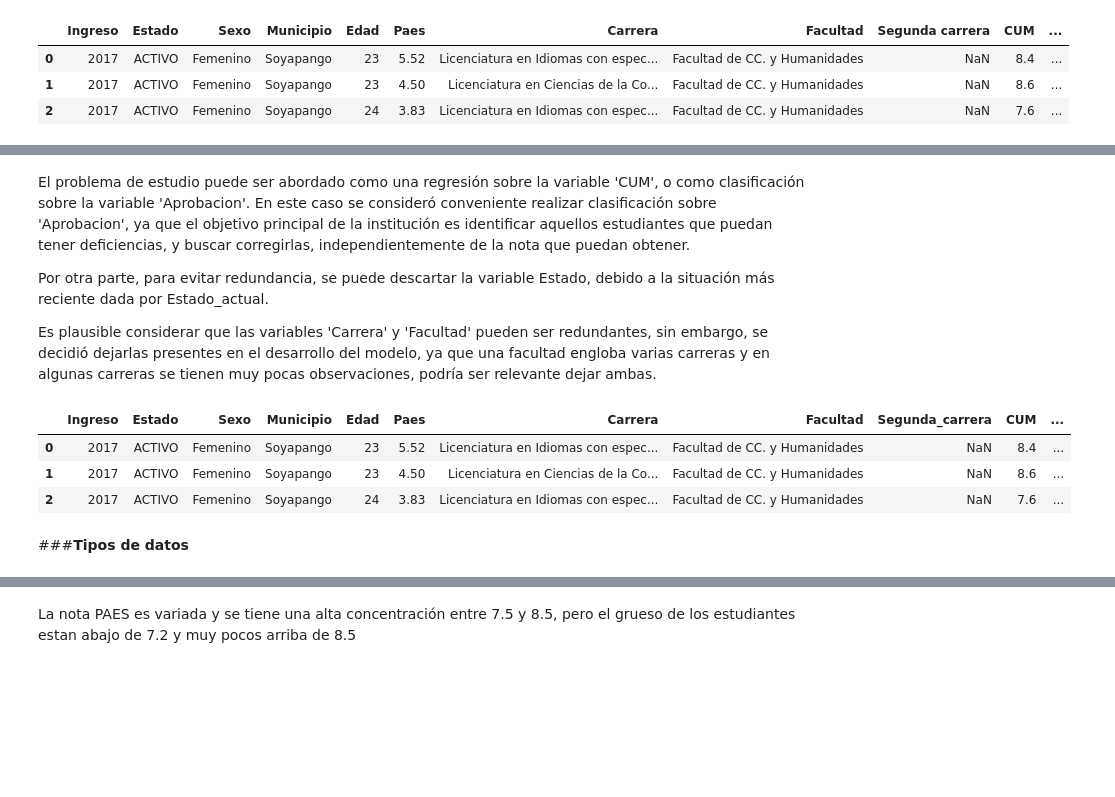
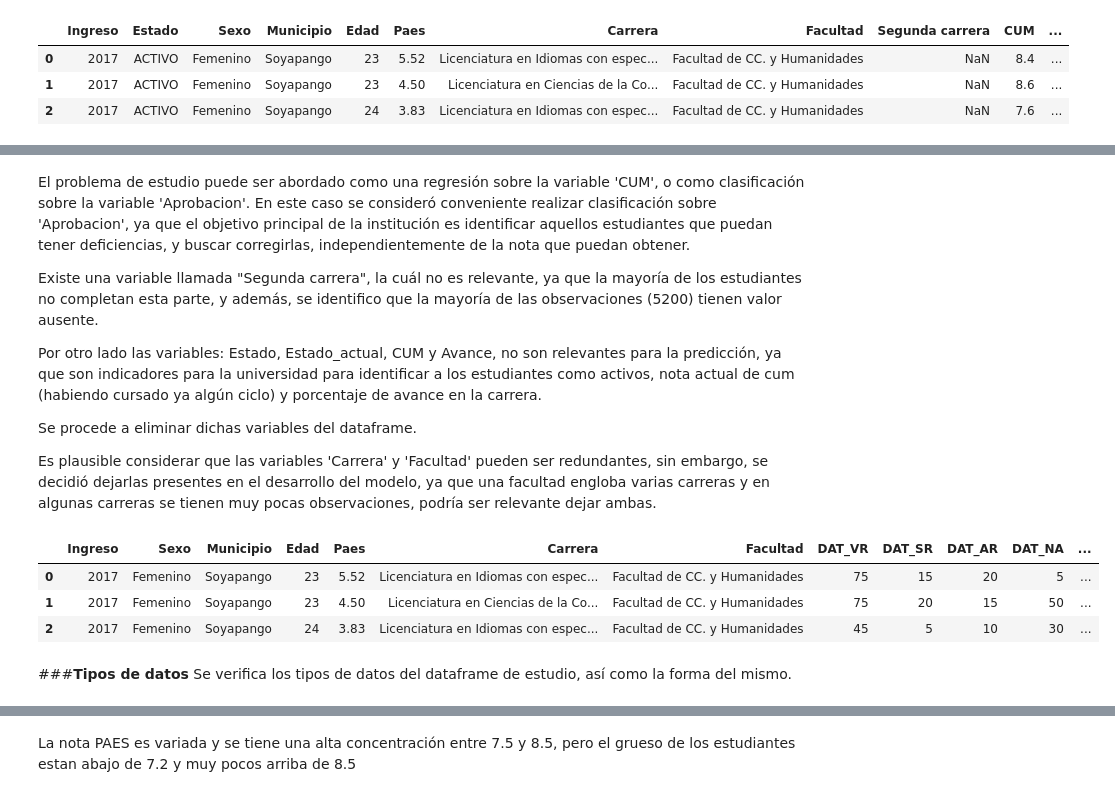
Before and after one commit to MarvinLopezOsorio/AnaliticaPredictiva_TrabajoFinal, a Jupyter notebook: Trabajo Final.ipynb, the cells around one changed output, grey strips where cells are left out. Cells and saved outputs as stored; diff of their text form; code cells hidden in the pictures; blank space fills up the shorter version.

```diff
--- a/Trabajo Final.ipynb
+++ b/Trabajo Final.ipynb
@@ -103,19 +126,24 @@ datos.columns = Columnas
 # %% [markdown]
 El problema de estudio puede ser abordado como una regresión sobre la variable 'CUM', o como clasificación sobre la variable 'Aprobacion'. En este caso se consideró conveniente realizar clasificación sobre 'Aprobacion', ya que el objetivo principal de la institución es identificar aquellos estudiantes que puedan tener deficiencias, y buscar corregirlas, independientemente de la nota que puedan obtener.
 
-Por otra parte, para evitar redundancia, se puede descartar la variable Estado, debido a la situación más reciente dada por Estado_actual.
+Existe una variable llamada "Segunda carrera", la cuál no es relevante, ya que la mayoría de los estudiantes no completan esta parte, y además, se identifico que la mayoría de las observaciones (5200) tienen valor ausente.
+
+Por otro lado las variables: Estado, Estado_actual, CUM y Avance, no son relevantes para la predicción, ya que son indicadores para la universidad para identificar a los estudiantes como activos, nota actual de cum (habiendo cursado ya algún ciclo) y porcentaje de avance en la carrera.
+
+Se procede a eliminar dichas variables del dataframe.
 
 Es plausible considerar que las variables 'Carrera' y 'Facultad' pueden ser redundantes, sin embargo, se decidió dejarlas presentes en el desarrollo del modelo, ya que una facultad engloba varias carreras y en algunas carreras se tienen muy pocas observaciones, podría ser relevante dejar ambas.
 # %%
-datos.drop(columns=['Estado', 'CUM'])
+datos=datos.drop(columns=['Segunda_carrera','Estado','Estado_actual','CUM','Avance'])
 datos.head(3)
 # %% [output]
-|  | Ingreso | Estado | Sexo | Municipio | Edad | Paes | Carrera | Facultad | Segunda_carrera | CUM | ... |
-| 0 | 2017 | ACTIVO | Femenino | Soyapango | 23 | 5.52 | Licenciatura en Idiomas con espec... | Facultad de CC. y Humanidades | NaN | 8.4 | ... |
-| 1 | 2017 | ACTIVO | Femenino | Soyapango | 23 | 4.50 | Licenciatura en Ciencias de la Co... | Facultad de CC. y Humanidades | NaN | 8.6 | ... |
-| 2 | 2017 | ACTIVO | Femenino | Soyapango | 24 | 3.83 | Licenciatura en Idiomas con espec... | Facultad de CC. y Humanidades | NaN | 7.6 | ... |
+|  | Ingreso | Sexo | Municipio | Edad | Paes | Carrera | Facultad | DAT_VR | DAT_SR | DAT_AR | DAT_NA | ... |
+| 0 | 2017 | Femenino | Soyapango | 23 | 5.52 | Licenciatura en Idiomas con espec... | Facultad de CC. y Humanidades | 75 | 15 | 20 | 5 | ... |
+| 1 | 2017 | Femenino | Soyapango | 23 | 4.50 | Licenciatura en Ciencias de la Co... | Facultad de CC. y Humanidades | 75 | 20 | 15 | 50 | ... |
+| 2 | 2017 | Femenino | Soyapango | 24 | 3.83 | Licenciatura en Idiomas con espec... | Facultad de CC. y Humanidades | 45 | 5 | 10 | 30 | ... |
-# %% [markdown]
-###**Tipos de datos**
+# %% [markdown]
+###****Tipos de datos****
+Se verifica los tipos de datos del dataframe de estudio, así como la forma del mismo.
 # %%
 datos.info()
 # %% [output]
```
Also changed, not shown: parts of 51 cells of this notebook.
